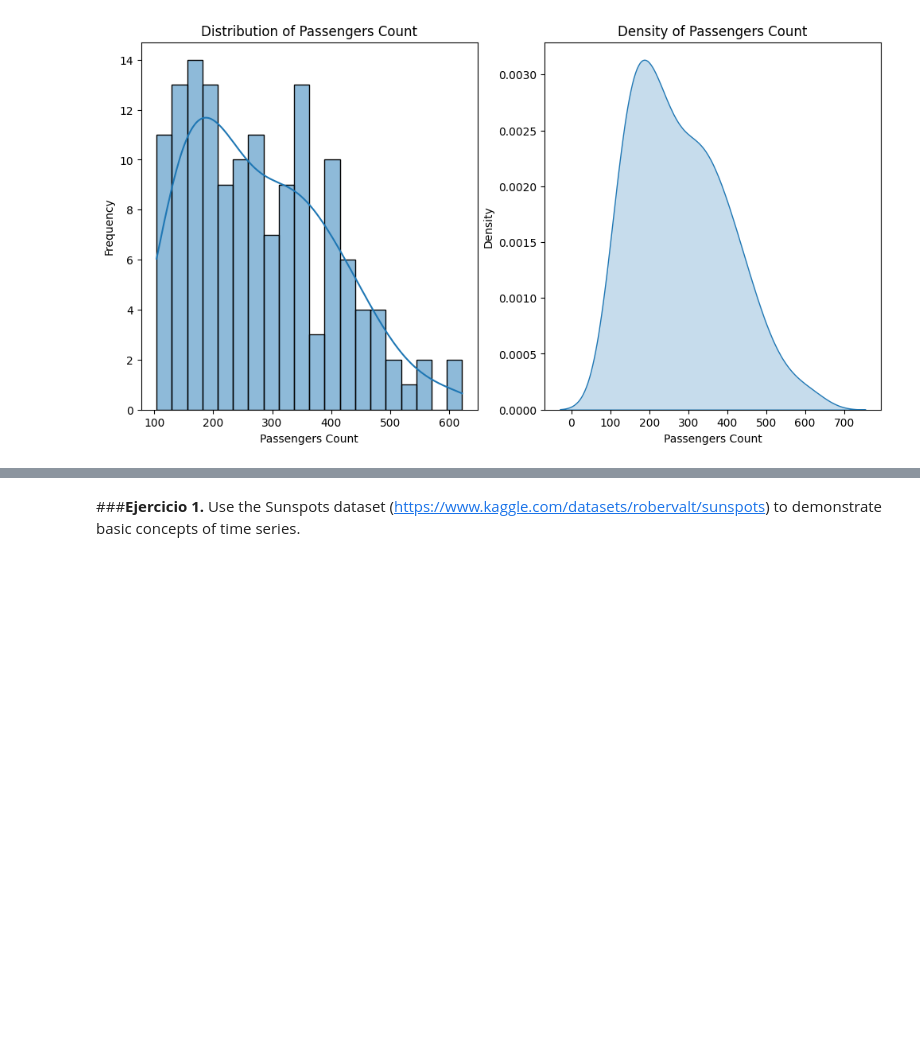
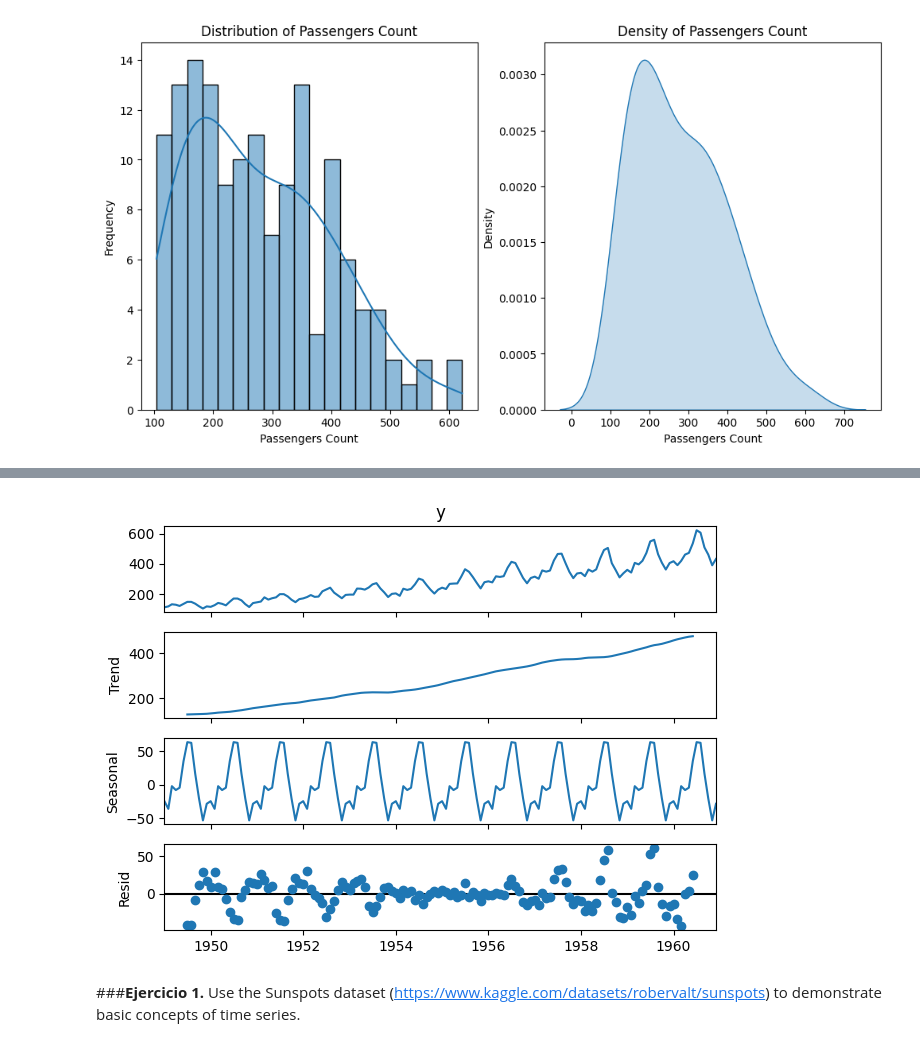
Before and after one commit to MarcoMilos/Advanced-AI-Class, a Jupyter notebook: notebooks_Jesus/Notebook6_IntroToTimeSeries.ipynb, the cells around one changed output, grey strips where cells are left out. Drawn from its saved outputs; the diff is of its cells as text; code cells hidden in the pictures; blank space fills up the shorter version.

```diff
--- a/notebooks_Jesus/Notebook6_IntroToTimeSeries.ipynb
+++ b/notebooks_Jesus/Notebook6_IntroToTimeSeries.ipynb
@@ -96,3 +120,9 @@ Text(0.5, 0, 'Passengers Count')
+# %%
+decomp = seasonal_decompose(df['y'], model="additive", period=12)
+decomp.plot()
+plt.show()
+# %% [output]
+[figure, added]
 # %% [markdown]
 ###**Ejercicio 1.**
 Use the Sunspots dataset (https://www.kaggle.com/datasets/robervalt/sunspots)
```
Also changed, not shown: parts of 4 cells of this notebook.
